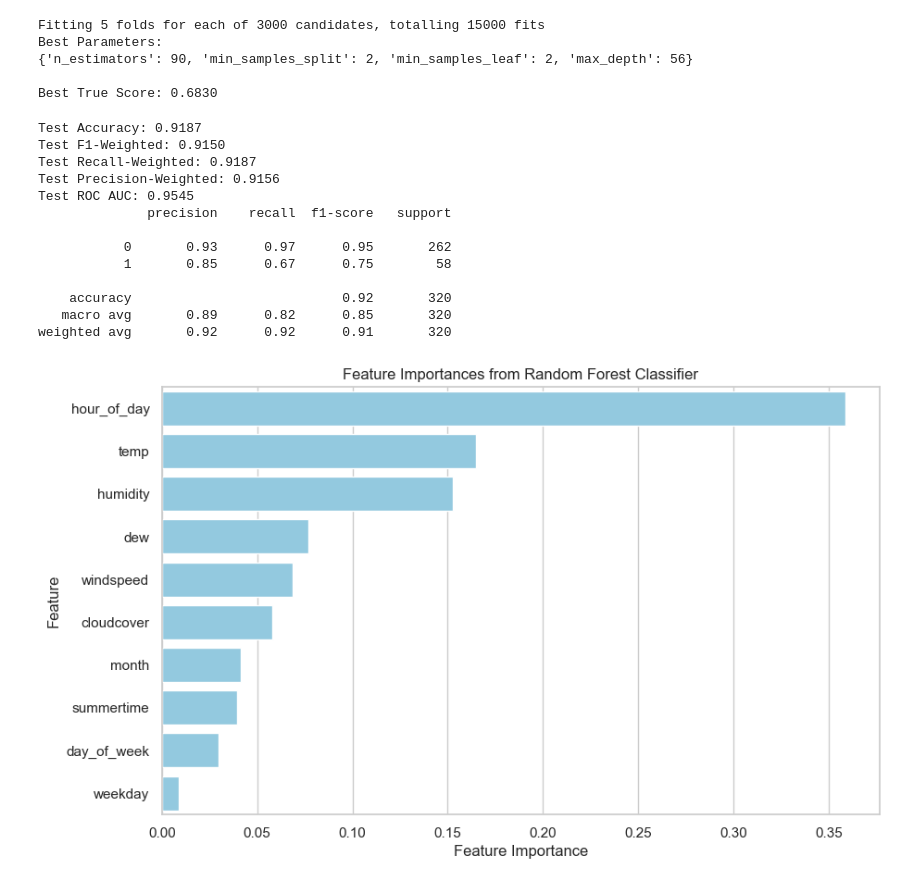
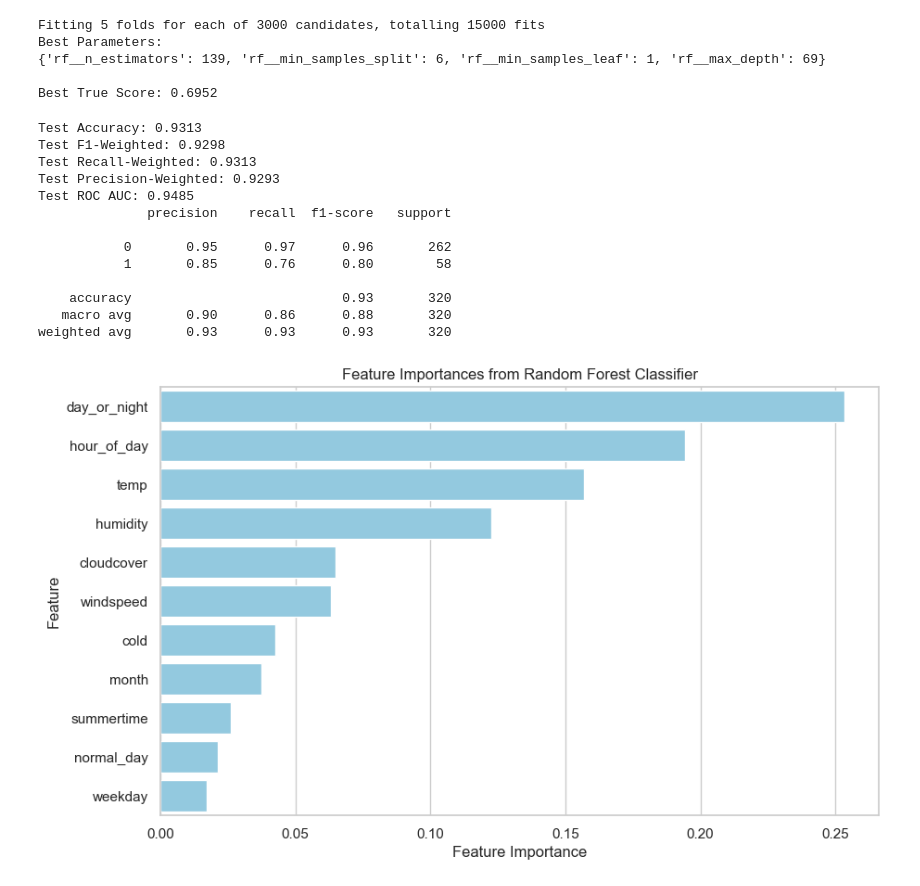
Before and after one commit to ViktorBakken/SM-r, a Jupyter notebook: models/random_forest.ipynb, the cells around one changed output. Drawn from its saved outputs; the diff is of its cells as text; code cells hidden in the pictures.

```diff
--- a/models/random_forest.ipynb
+++ b/models/random_forest.ipynb
@@ -20,18 +19,16 @@ df = pd.read_csv(os.path.abspath("../data/labeled_training_data.csv"))
 X = df.iloc[:, :-1]
 
 #Create new features
-#X['day_or_night'] = X['hour_of_day'].apply(lambda x: 1 if 6 <= x < 21 else 0)
+X['day_or_night'] = X['hour_of_day'].apply(lambda x: 1 if 8 <= x < 21 else 0)
 
-#X['sky_condition'] = X['visibility'] * X['cloudcover'] + X['precip']
+X['normal_day'] = (~((X['summertime'] == 1) | (X['holiday'] == 1) | (X['weekday'] == 0))).astype(int)
 
-#X['normal_day'] = (~((X['summertime'] == 1) | (X['holiday'] == 1) | (X['weekday'] == 0))).astype(int)
+X['cold'] = X['temp'].apply(lambda x: 1 if x <= 8 else 0)
 
-#X['apparent_temperature'] = X['temp'] + 0.33*(X['humidity']/100*6.105*np.exp(17.27*X['temp']/(237.7+X['temp']))) - 0.70*X['windspeed'] - 4.00
+#X['winter'] = X['month'].apply(lambda x: 1 if x == 0 or x== 1  or x==11 else 0)
 
 #Remove bad features
-#X = X.drop(['summertime', 'holiday', 'cloudcover', 'visibility', 'snow', 'snowdepth'], axis=1)
-#X = X.drop(['summertime', 'holiday', 'cloudcover', 'visibility', 'snow', 'snowdepth', 'weekday', 'precip', 'windspeed', 'month', 'day_of_week'], axis=1)
-X = X.drop(['snow', 'snowdepth', 'holiday', 'visibility', 'precip'], axis=1)
+X = X.drop(['snow', 'snowdepth', 'holiday', 'visibility', 'precip', 'dew'], axis=1)
 
 X.info()
 
@@ -84,10 +82,10 @@ pipeline = Pipeline([
     ('rf', model)])
 
 param_dists = {
-    'n_estimators': np.linspace(90, 150, num=30, dtype=int),
-    'max_depth': np.linspace(15, 80, num=20, dtype=int),
-    'min_samples_split': np.linspace(2, 10, num=8, dtype=int),
-    'min_samples_leaf': np.linspace(1, 8, num=8, dtype=int),
+    'rf__n_estimators': np.linspace(90, 150, num=30, dtype=int),
+    'rf__max_depth': np.linspace(15, 80, num=20, dtype=int),
+    'rf__min_samples_split': np.linspace(2, 10, num=8, dtype=int),
+    'rf__min_samples_leaf': np.linspace(1, 8, num=8, dtype=int),
     # 'max_features' : ['sqrt', 'log2'],
     # 'criterion' : ['gini', 'entropy', 'log_loss'],
     # 'bootstrap': [True, False],
@@ -95,7 +93,7 @@ param_dists = {
 }
 
 random_search = RandomizedSearchCV(
-    estimator=model,
+    estimator=pipeline,
     param_distributions=param_dists,
     n_iter=3000,
     scoring='f1',
@@ -117,9 +115,9 @@ best_model = random_search.best_estimator_
 # %% [output]
 Fitting 5 folds for each of 3000 candidates, totalling 15000 fits
 Best Parameters:
-{'n_estimators': 90, 'min_samples_split': 2, 'min_samples_leaf': 2, 'max_depth': 56}
+{'rf__n_estimators': 139, 'rf__min_samples_split': 6, 'rf__min_samples_leaf': 1, 'rf__max_depth': 69}
 
-Best True Score: 0.6830
+Best True Score: 0.6952
 # %%
 y_pred = best_model.predict(X_test)
 y_proba = best_model.predict_proba(X_test)[:, 1]
@@ -134,33 +132,40 @@ from sklearn.metrics import classification_report
 
 print(classification_report(y_test, y_pred))
 # %% [output]
-Test Accuracy: 0.9187
-Test F1-Weighted: 0.9150
-Test Recall-Weighted: 0.9187
-Test Precision-Weighted: 0.9156
-Test ROC AUC: 0.9545
+Test Accuracy: 0.9313
+Test F1-Weighted: 0.9298
+Test Recall-Weighted: 0.9313
+Test Precision-Weighted: 0.9293
+Test ROC AUC: 0.9485
               precision    recall  f1-score   support
 
-           0       0.93      0.97      0.95       262
-           1       0.85      0.67      0.75        58
+           0       0.95      0.97      0.96       262
+           1       0.85      0.76      0.80        58
 
-    accuracy                           0.92       320
-   macro avg       0.89      0.82      0.85       320
-weighted avg       0.92      0.92      0.91       320
+    accuracy                           0.93       320
+   macro avg       0.90      0.86      0.88       320
+weighted avg       0.93      0.93      0.93       320
 # %%
-importances = best_model.feature_importances_
+rf_classifier = best_model.named_steps['rf']
+
+# Retrieve feature importances
+importances = rf_classifier.feature_importances_
+
+# Get feature names
+feature_names = X_train.columns
+
 feature_importances = pd.DataFrame({
     'Feature': X.columns,
     'Importance': importances
 }).sort_values(by='Importance', ascending=False)
 
 # Plot using Seaborn
 sns.set_theme(style="whitegrid")
 plt.figure(figsize=(10, 6))
 sns.barplot(x='Importance', y='Feature', data=feature_importances, color='skyblue')
 plt.xlabel('Feature Importance')
 plt.ylabel('Feature')
 plt.title('Feature Importances from Random Forest Classifier')
 plt.show()
 # %% [output]
-[figure, old version]
+[figure, new version]
```
Also changed, not shown: parts of 2 cells of this notebook, 1 other file.
